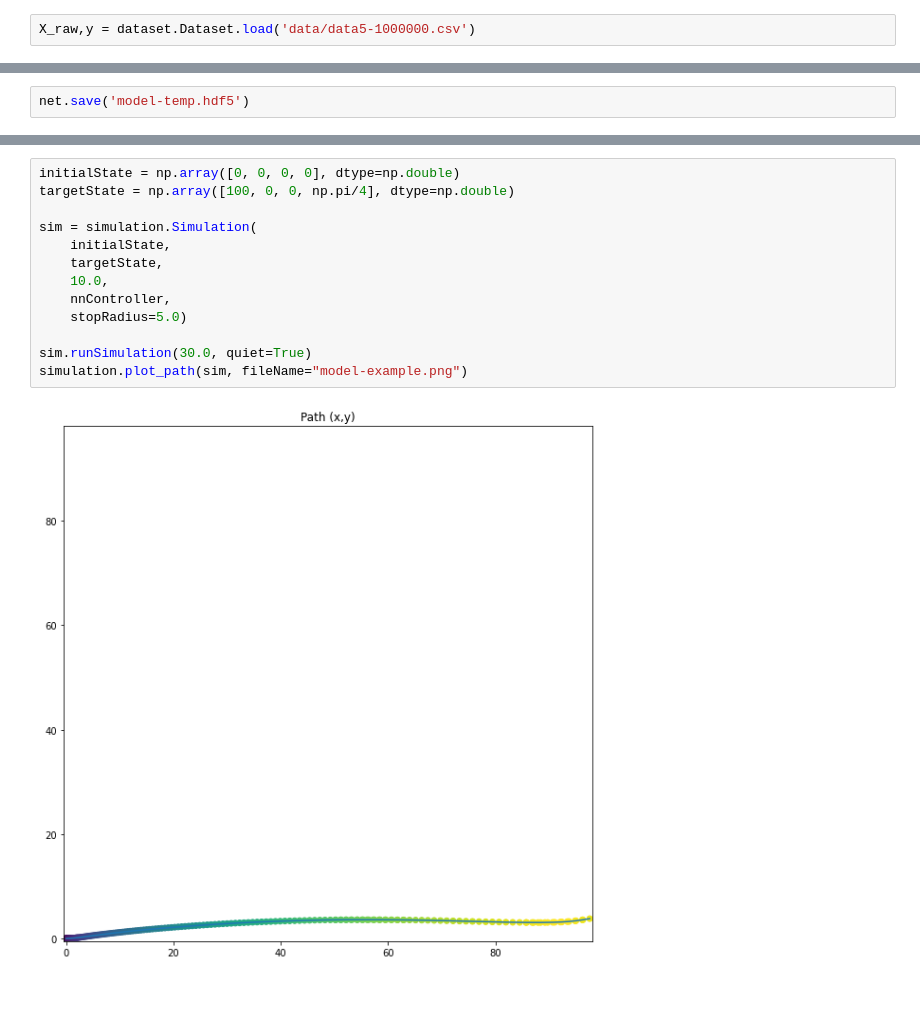
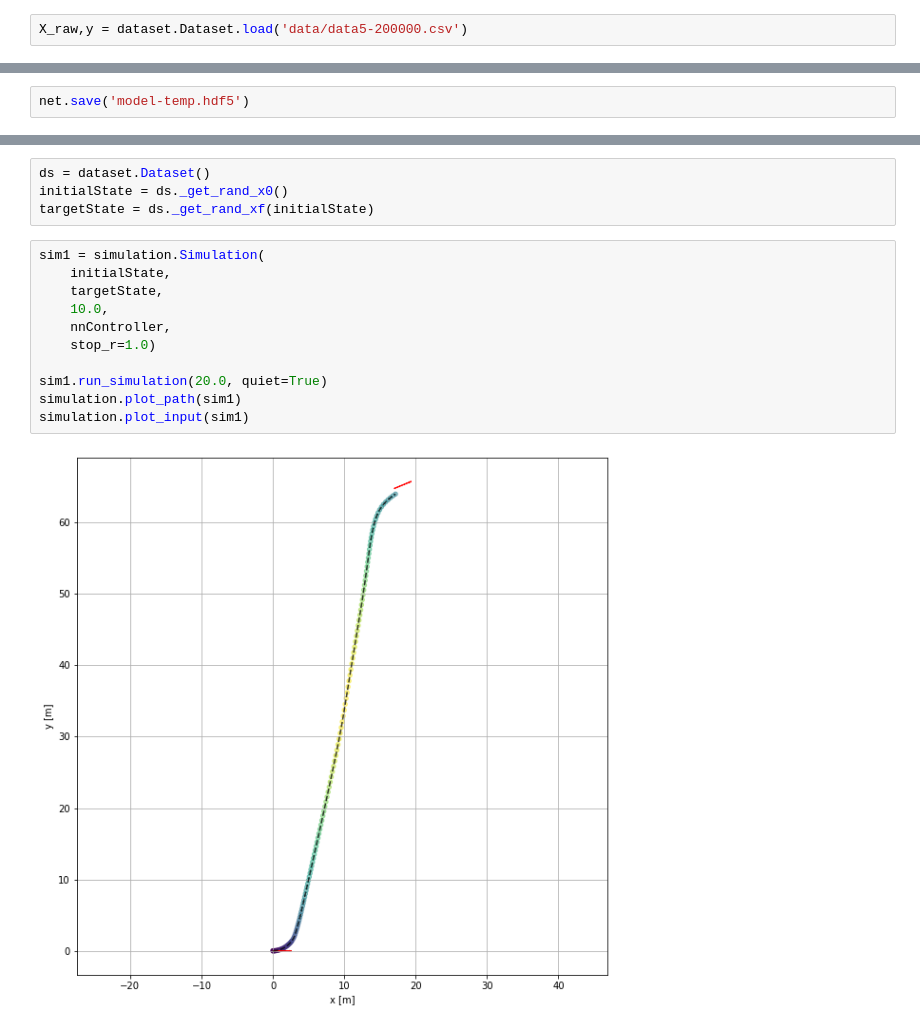
Before and after one commit to freiremelgiz/ECE539_FinalProject, a Jupyter notebook: Training Notebook.ipynb, the cells around one changed output, grey strips where cells are left out. Drawn from its saved outputs; the diff is of its cells as text; blank space fills up the shorter version.

```diff
--- a/Training Notebook.ipynb
+++ b/Training Notebook.ipynb
@@ -13,5 +17,5 @@ mpl.rcParams['figure.figsize'] = [10, 10]
 # %%
-X_raw,y = dataset.Dataset.load('data/data5-1000000.csv')
+X_raw,y = dataset.Dataset.load('data/data5-200000.csv')
 # %%
 #scaler = preprocessing.StandardScaler().fit(X_raw)
 #X = scaler.transform(X_raw)
@@ -110,15 +75,17 @@ def nnController(initialState, finalState):
-# %%
-initialState = np.array([0, 0, 0, 0], dtype=np.double)
-targetState = np.array([100, 0, 0, np.pi/4], dtype=np.double)
-
-sim = simulation.Simulation(
-    initialState,
-    targetState,
-    10.0,
-    nnController,
-    stopRadius=5.0)
-
-sim.runSimulation(30.0, quiet=True)
-simulation.plot_path(sim, fileName="model-example.png")
-# %% [output]
-[figure, removed]
+# %%
+ds = dataset.Dataset()
+initialState = ds._get_rand_x0()
+targetState = ds._get_rand_xf(initialState)
+# %%
+sim1 = simulation.Simulation(
+    initialState,
+    targetState,
+    10.0,
+    nnController,
+    stop_r=1.0)
+
+sim1.run_simulation(20.0, quiet=True)
+simulation.plot_path(sim1)
+simulation.plot_input(sim1)
+# %% [output]
+[figure, added]
```
Also changed, not shown: parts of 8 cells of this notebook, 8 other files.
